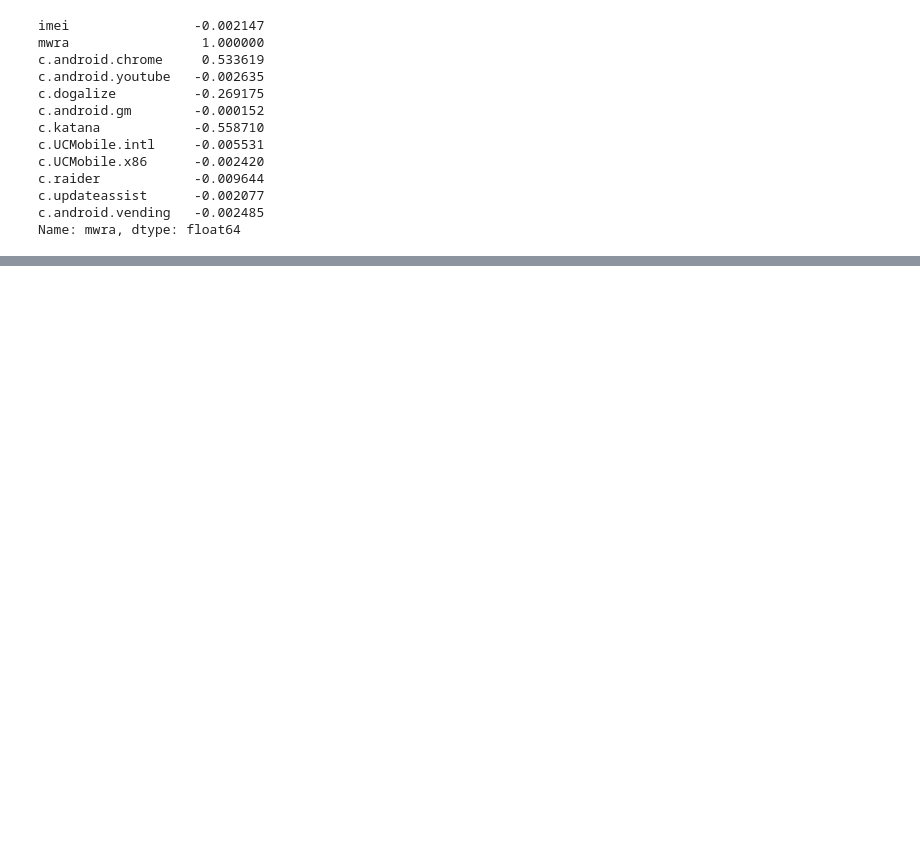
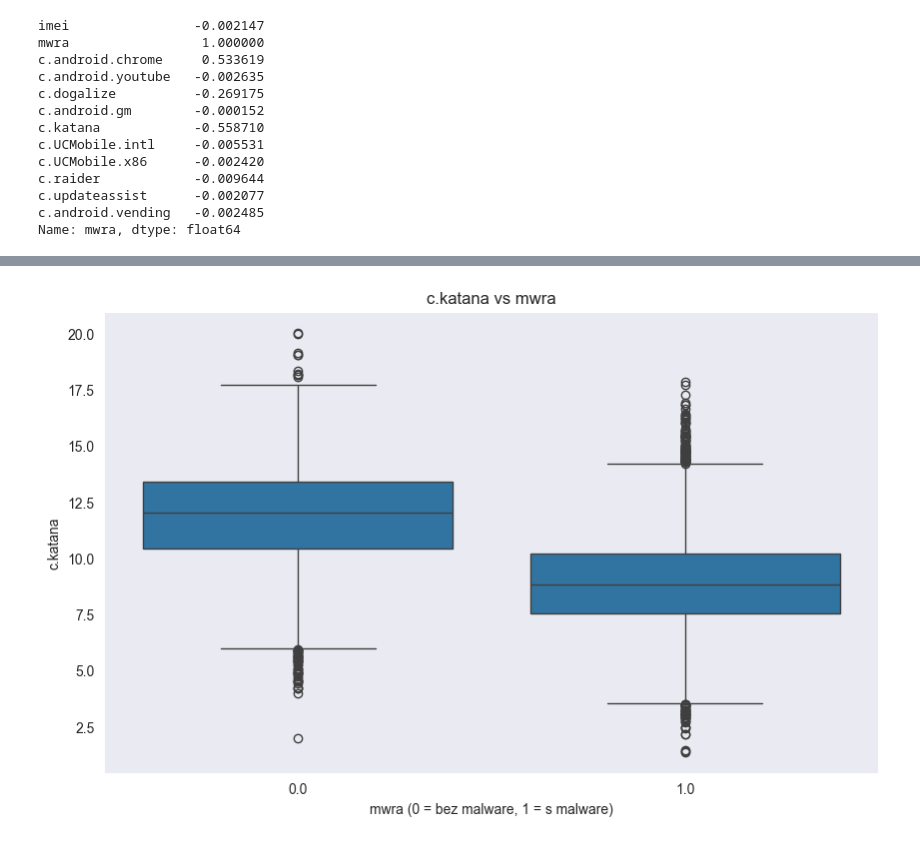
Before and after one commit to xtancos/IAU_project, a Jupyter notebook: EDA_1_1.ipynb, the cells around one changed output, grey strips where cells are left out. Cells and saved outputs as stored; diff of their text form; code cells hidden in the pictures; blank space fills up the shorter version.

```diff
--- a/EDA_1_1.ipynb
+++ b/EDA_1_1.ipynb
@@ -302,0 +294,12 @@ plt.show()
+# %%
+plt.figure(figsize=(10, 6))
+sns.boxplot(x='mwra', y='c.katana', data=df_connections)
+
+plt.title('c.katana vs mwra')
+plt.xlabel('mwra (0 = bez malware, 1 = s malware)')
+plt.ylabel('c.katana')
+plt.grid(axis='y')
+
+plt.show()
+# %% [output]
+[figure, added]
```
Also changed, not shown: parts of 21 cells of this notebook.
